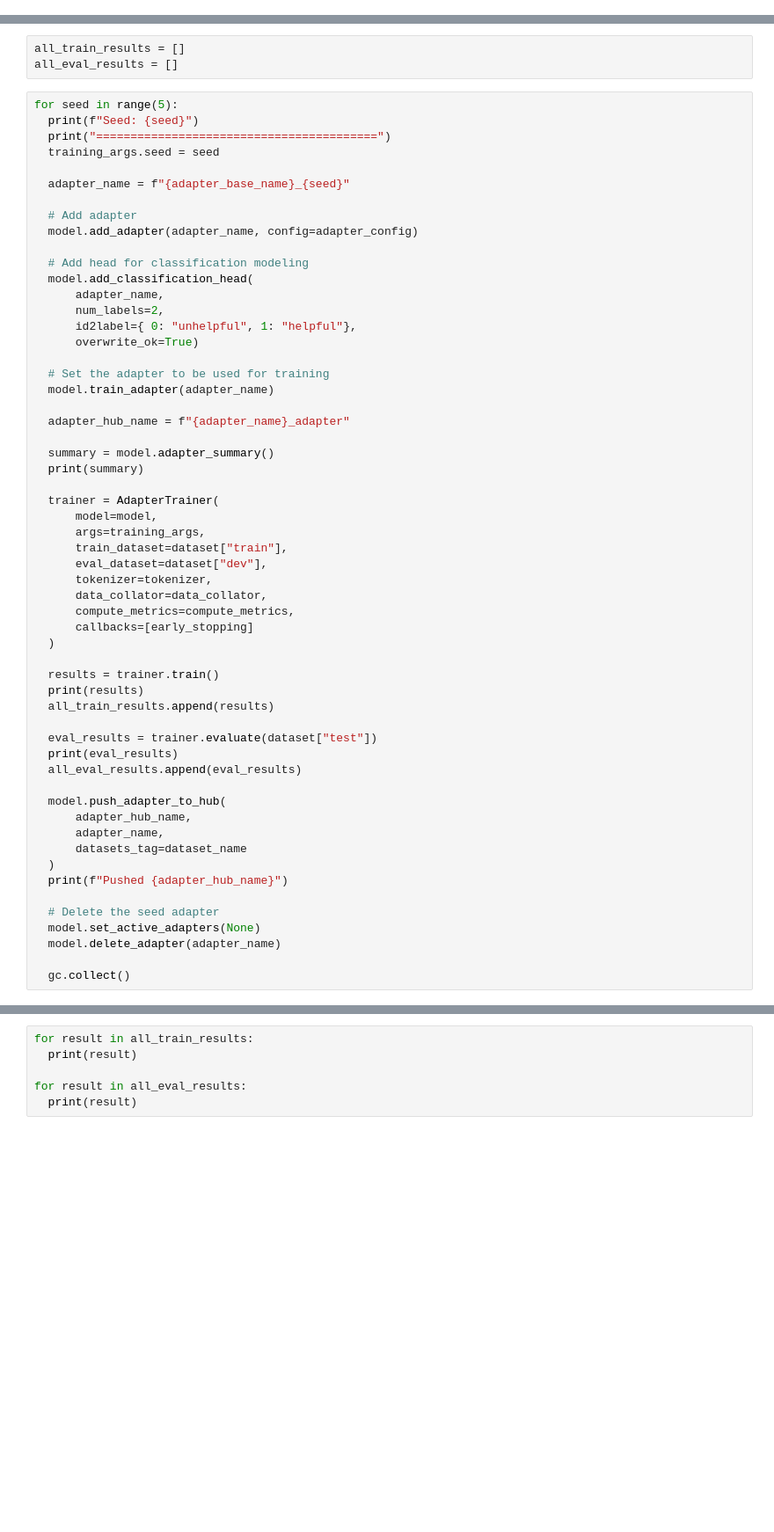
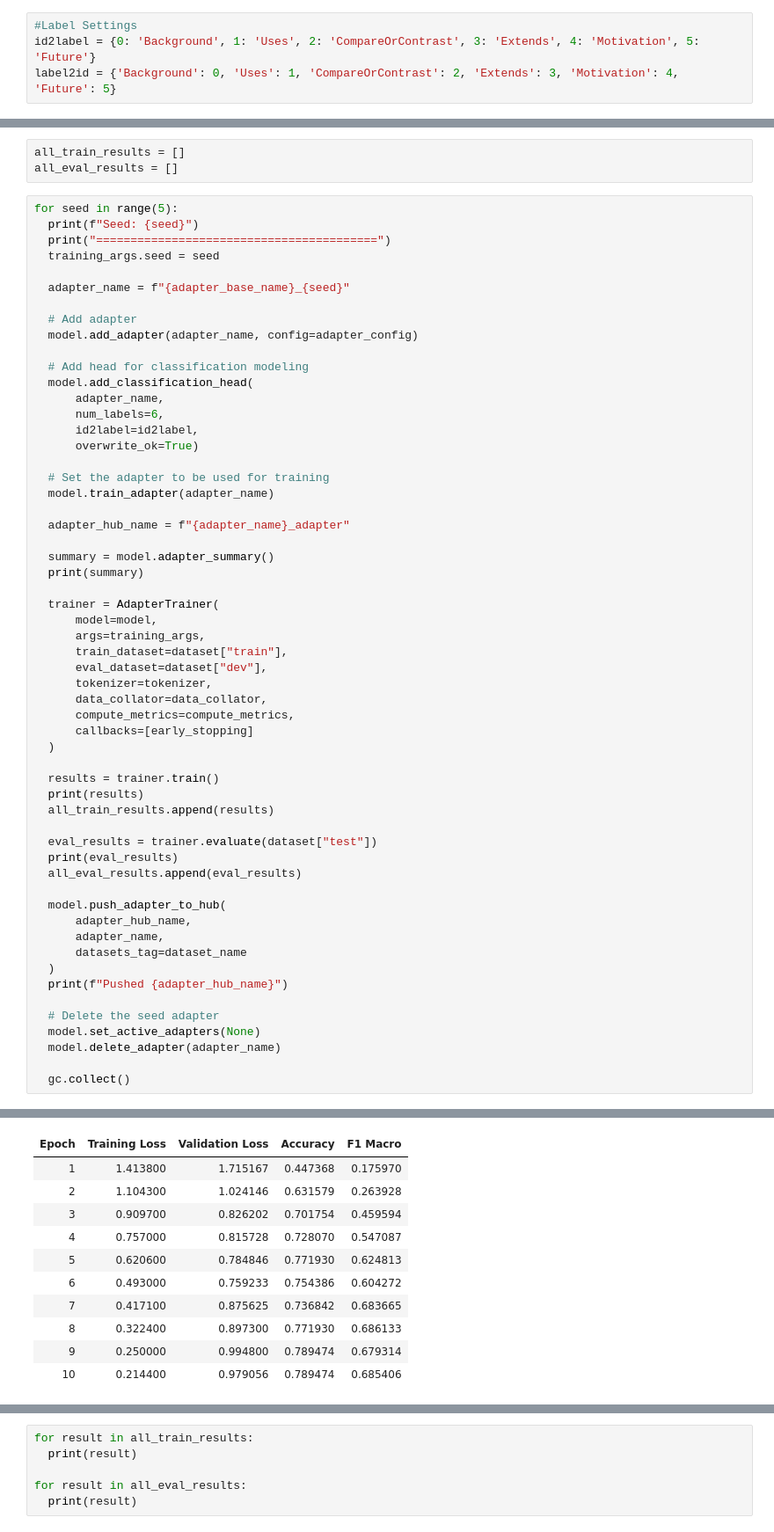
Before and after one commit to BigTMiami/AdaptOrDie, a Jupyter notebook: m_cite_par_bn_v_4_class_no_pre_multi_seed.ipynb, the cells around one changed output, grey strips where cells are left out. Shown at 88% size. Drawn from its saved outputs; the diff is of its cells as text; blank space fills up the shorter version.

```diff
--- a/m_cite_par_bn_v_4_class_no_pre_multi_seed.ipynb
+++ b/m_cite_par_bn_v_4_class_no_pre_multi_seed.ipynb
@@ -43,3 +72,7 @@ label2id = {"unhelpful": 0, "helpful": 1}
+# %%
+#Label Settings
+id2label = {0: 'Background', 1: 'Uses', 2: 'CompareOrContrast', 3: 'Extends', 4: 'Motivation', 5: 'Future'}
+label2id = {'Background': 0, 'Uses': 1, 'CompareOrContrast': 2, 'Extends': 3, 'Motivation': 4, 'Future': 5}
 # %%
 from transformers import RobertaConfig
 from adapters import AutoAdapterModel
@@ -109,8 +145,8 @@ for seed in range(5):
   # Add head for classification modeling
   model.add_classification_head(
       adapter_name,
-      num_labels=2,
-      id2label={ 0: "unhelpful", 1: "helpful"},
+      num_labels=6,
+      id2label=id2label,
       overwrite_ok=True)
 
   # Set the adapter to be used for training
@@ -152,3 +188,4 @@ for seed in range(5):
   model.delete_adapter(adapter_name)
 
   gc.collect()
+# %% [output]
@@ -154,0 +205,11 @@ for seed in range(5):
+| Epoch | Training Loss | Validation Loss | Accuracy | F1 Macro |
+| 1 | 1.413800 | 1.715167 | 0.447368 | 0.175970 |
+| 2 | 1.104300 | 1.024146 | 0.631579 | 0.263928 |
+| 3 | 0.909700 | 0.826202 | 0.701754 | 0.459594 |
+| 4 | 0.757000 | 0.815728 | 0.728070 | 0.547087 |
+| 5 | 0.620600 | 0.784846 | 0.771930 | 0.624813 |
+| 6 | 0.493000 | 0.759233 | 0.754386 | 0.604272 |
+| 7 | 0.417100 | 0.875625 | 0.736842 | 0.683665 |
+| 8 | 0.322400 | 0.897300 | 0.771930 | 0.686133 |
+| 9 | 0.250000 | 0.994800 | 0.789474 | 0.679314 |
+| 10 | 0.214400 | 0.979056 | 0.789474 | 0.685406 |
```
Also changed, not shown: parts of 5 cells of this notebook.
